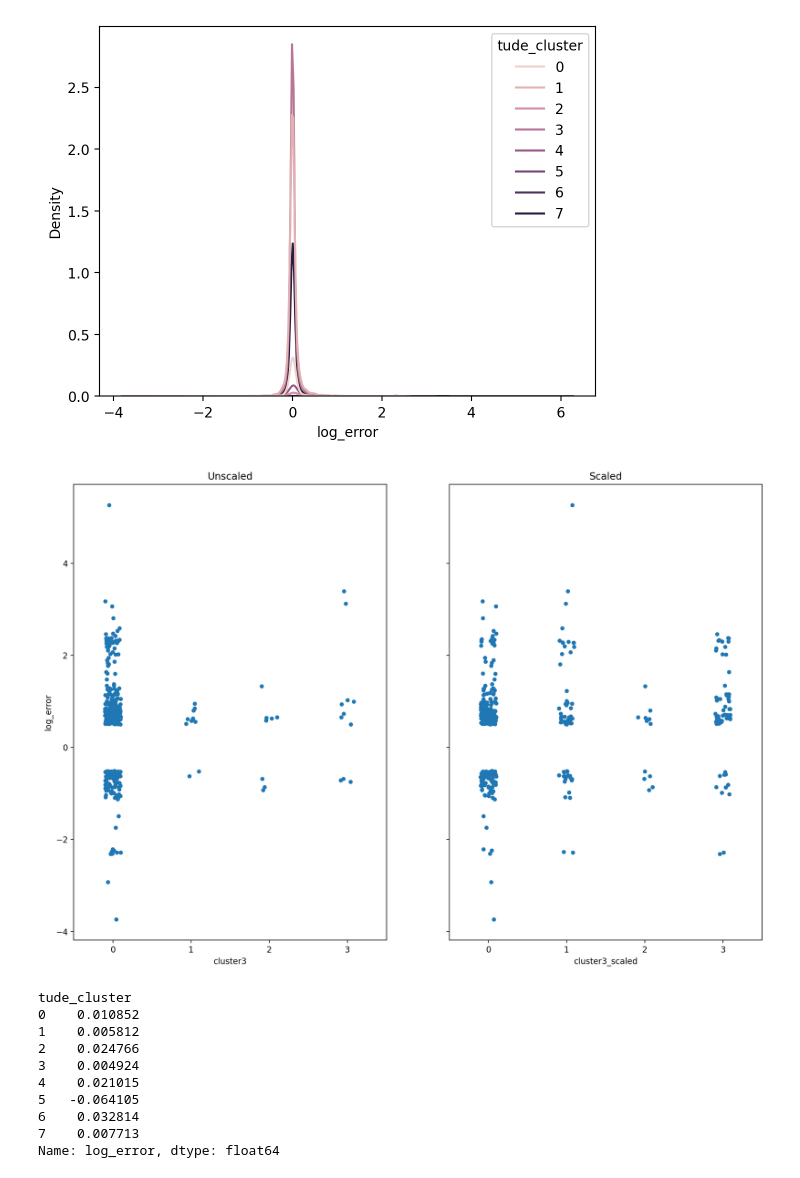
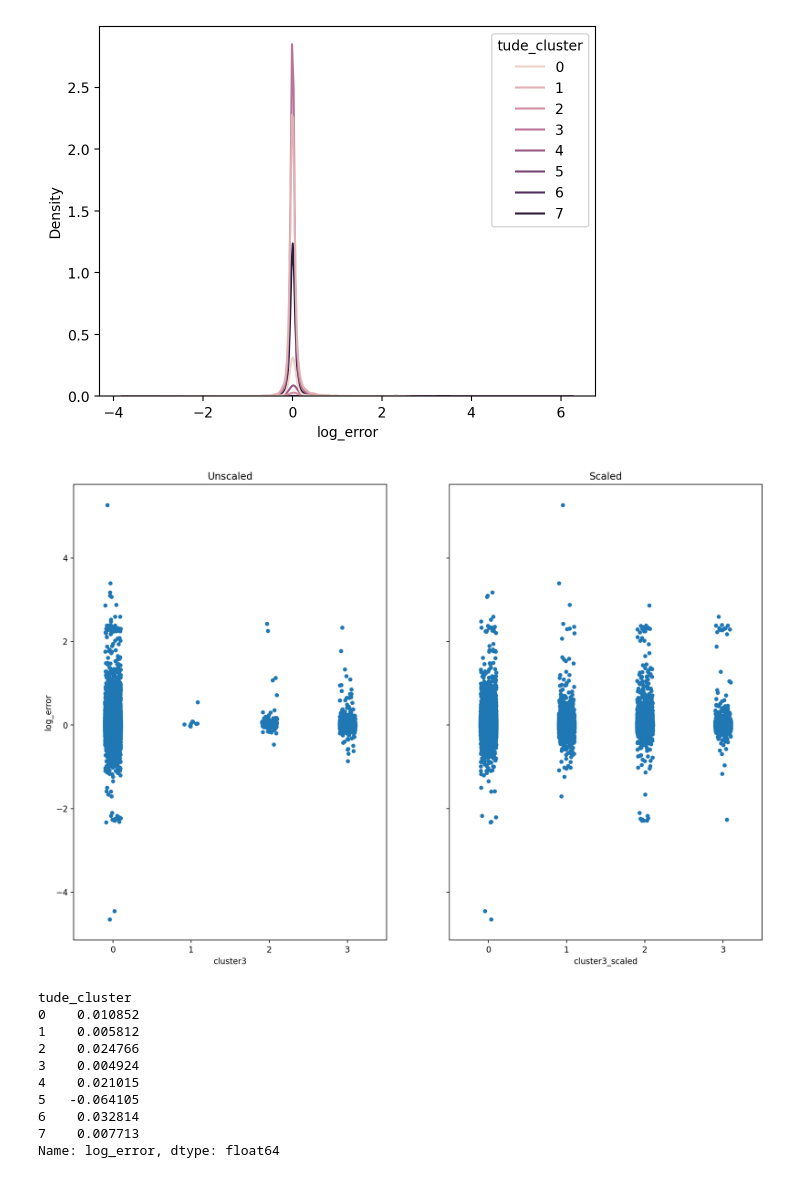
Before and after one commit to L-G-B-Team/clustering-project, a Jupyter notebook: woody_explore.ipynb, the cells around one changed output. Cells and saved outputs as stored; diff of their text form; code cells hidden in the pictures.

```diff
--- a/woody_explore.ipynb
+++ b/woody_explore.ipynb
@@ -65,10 +59,9 @@ Name: tude_cluster, dtype: int64
 # %%
 reload(e)
 bound = .5
-bound_train = train[(train.log_error > bound) | (train.log_error < (0-bound))]
-e.viz_for_Q3(bound_train)
+e.viz_for_Q3(train)
 # %% [output]
-[figure, old version]
+[figure, new version]
 # %%
 lower_tudes.groupby('tude_cluster').agg('median').log_error
 # %% [output]
```
Also changed, not shown: parts of 4 cells of this notebook, 1 other file.
